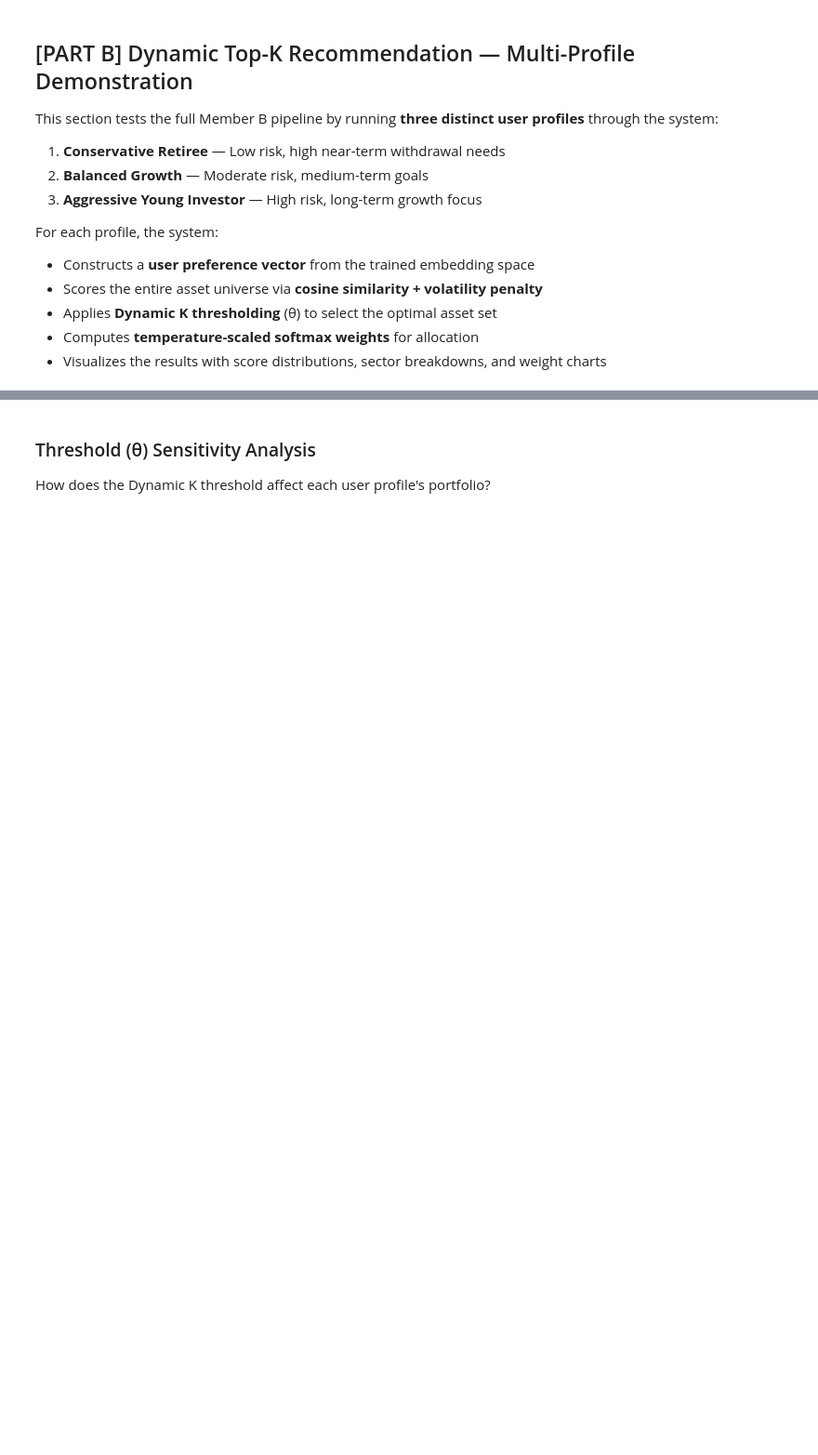
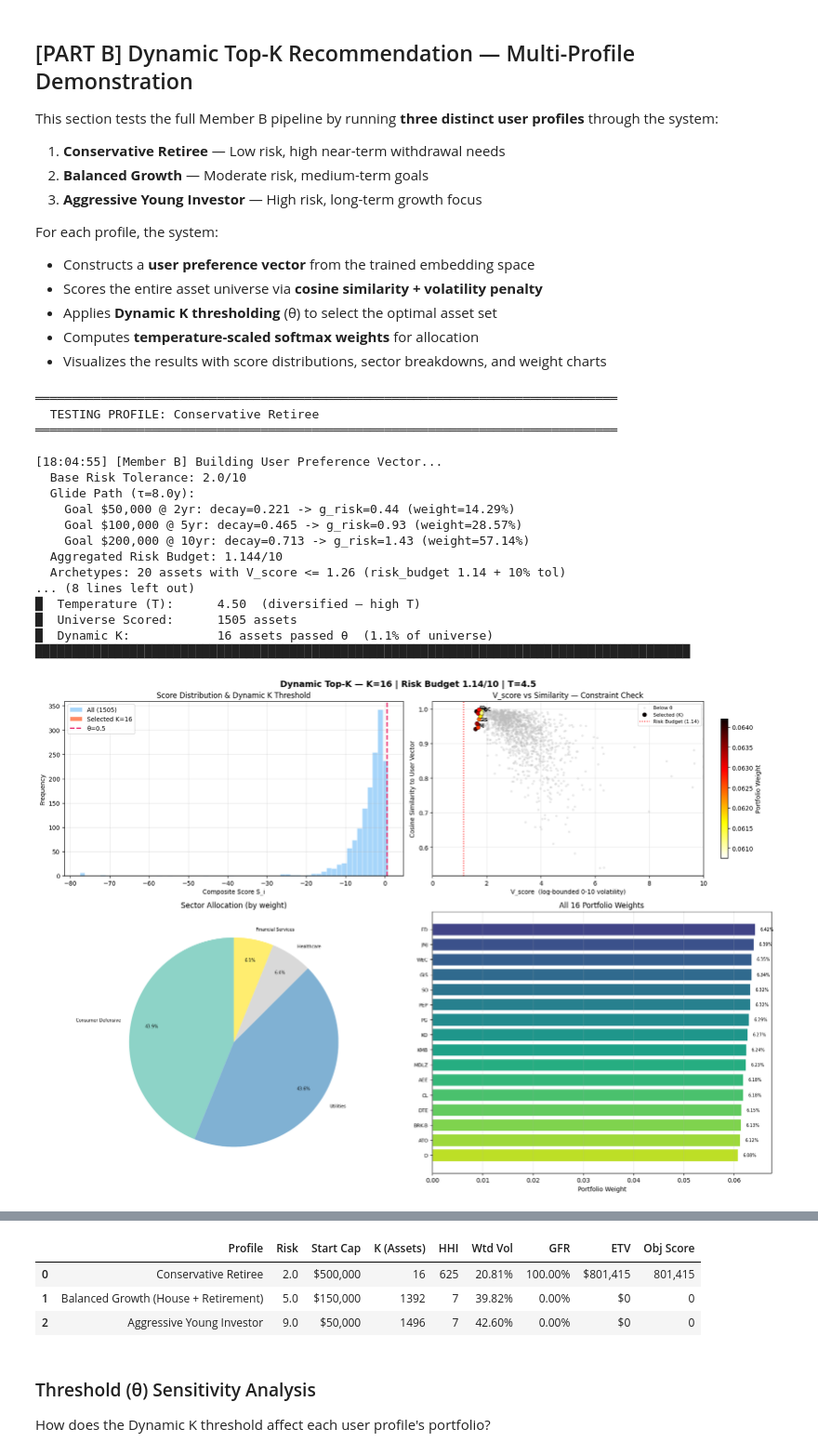
Before and after one commit to samuel1tsao/Financial_Analytics, a Jupyter notebook: research_modeling.ipynb, the cells around one changed output, grey strips where cells are left out. Shown at 93% size. Cells and saved outputs as stored; diff of their text form; code cells hidden in the pictures; blank space fills up the shorter version.

```diff
--- a/research_modeling.ipynb
+++ b/research_modeling.ipynb
@@ -1262,7 +1353,7 @@ PIPELINE_CONFIG = {
     # -----------------------
     # System Execution Limits
     # -----------------------
-    "data_source_mode": "CSV", # Switch to 'MINE_AND_CACHE' to rebuild from Wikipedia
+    "data_source_mode": "MINE_AND_CACHE", # Switch to 'MINE_AND_CACHE' to rebuild from Wikipedia
     "data_start_date": "2000-01-01",
     "scrape_delay": 0.3, # Seconds to legally delay HTTP drops
 
@@ -1287,13 +1378,14 @@ PIPELINE_CONFIG = {
     "ml_horizon_weights": {1: 1.0, 3: 0.8, 5: 0.6, 10: 0.4, 15: 0.2},
     "ml_epochs": 150,
     "ml_batch_size": 64,
-    "ml_learning_rate": 0.01,
+    "ml_learning_rate": 0.001,
 
     # -----------------------
     # Simulation & Thresholds
     # -----------------------
     "sim_glide_path_tau": 8.0,  # Time constant for risk decay
-    "sim_dynamic_k_theta": 0.0, # Default threshold for asset inclusion
+    "sim_v_score_anchor":      0.50, # Raw vol mapped to score 10 (e.g. 50% vol)
+    "sim_dynamic_k_theta": 0.5,  # Threshold: lower theta = larger K
     "ml_time_decay_half_life": 10,  # Exponential decay half-life in years (null to disable)
 }
 
@@ -1360,8 +1454,8 @@ TEST_PROFILES = [
     },
 ]
 
-THETA_TEST = PIPELINE_CONFIG.get('sim_dynamic_k_theta', 0.0)  # Configurable threshold
-PHI_WEIGHTS = (1.0, 0.5)  # (similarity_weight, volatility_penalty_weight)
+theta = PIPELINE_CONFIG.get('sim_dynamic_k_theta', 0.5),  # Configurable
+phi_weights = (1.0, 1.0)  # (similarity_weight, vol_penalty_weight)
 
 all_profile_results = []
 
@@ -1378,35 +1472,54 @@ for profile in TEST_PROFILES:
         dataset=DATA_CACHE,
         user_profile=profile,
         user_dynamic_vector=user_vec,
-        theta=THETA_TEST,
-        phi_weights=PHI_WEIGHTS
+        theta = PIPELINE_CONFIG.get('sim_dynamic_k_theta', 0.5),  # Configurable
+        phi_weights = (1.0, 1.0)  # (similarity_weight, vol_penalty_weight)
     )
 
     # Step 3: Display comprehensive results
     stats = display_dynamic_top_k(DATA_CACHE, recs, profile, user_vec)
 
     # Step 4: Run simulation evaluation (Member C)
     sim_metrics = evaluate_portfolio_member_c(DATA_CACHE, recs, profile)
 
     print(f"  \u2500\u2500\u2500 SIMULATION RESULTS \u2500\u2500\u2500")
     print(f"  Goal Fulfillment Rate (GFR): {sim_metrics['GFR']:.2%}")
     print(f"  Expected Terminal Value:     ${sim_metrics['ETV']:,.0f}")
     print(f"  Objective Score:             {sim_metrics['Objective_Function_Score']:,.0f}")
     print(f"  Total Simulations Run:       {sim_metrics['Total_Simulations']}")
 
     all_profile_results.append({
         "Profile": profile["profile_name"],
         "Risk": profile["risk_tolerance"],
         "Start Cap": f"${profile['start_cap']:,.0f}",
         "K (Assets)": stats["k"],
         "HHI": f"{stats['hhi']:.0f}",
         "Wtd Vol": f"{stats['weighted_volatility']:.2%}",
         "GFR": f"{sim_metrics['GFR']:.2%}",
         "ETV": f"${sim_metrics['ETV']:,.0f}",
         "Obj Score": f"{sim_metrics['Objective_Function_Score']:,.0f}"
     })
 
 print("\n\n" + "\u2588" * 80)
 print("\u2588  CROSS-PROFILE COMPARISON SUMMARY")
 print("\u2588" * 80)
 display(pd.DataFrame(all_profile_results))
+# %% [output]
+════════════════════════════════════════════════════════════════════════════════
+  TESTING PROFILE: Conservative Retiree
+════════════════════════════════════════════════════════════════════════════════
+
+[18:04:55] [Member B] Building User Preference Vector...
+  Base Risk Tolerance: 2.0/10
+  Glide Path (τ=8.0y):
+    Goal $50,000 @ 2yr: decay=0.221 -> g_risk=0.44 (weight=14.29%)
+    Goal $100,000 @ 5yr: decay=0.465 -> g_risk=0.93 (weight=28.57%)
+    Goal $200,000 @ 10yr: decay=0.713 -> g_risk=1.43 (weight=57.14%)
+  Aggregated Risk Budget: 1.144/10
+  Archetypes: 20 assets with V_score <= 1.26 (risk_budget 1.14 + 10% tol)
+... (8 lines left out)
+█  Temperature (T):      4.50  (diversified — high T)
+█  Universe Scored:      1505 assets
+█  Dynamic K:            16 assets passed θ  (1.1% of universe)
+██████████████████████████████████████████████████████████████████████████████████████████
+[figure, added]
@@ -1413,3 +1579,7 @@ display(pd.DataFrame(all_profile_results))
+|  | Profile | Risk | Start Cap | K (Assets) | HHI | Wtd Vol | GFR | ETV | Obj Score |
+| 0 | Conservative Retiree | 2.0 | $500,000 | 16 | 625 | 20.81% | 100.00% | $801,415 | 801,415 |
+| 1 | Balanced Growth (House + Retirement) | 5.0 | $150,000 | 1392 | 7 | 39.82% | 0.00% | $0 | 0 |
+| 2 | Aggressive Young Investor | 9.0 | $50,000 | 1496 | 7 | 42.60% | 0.00% | $0 | 0 |
 # %% [markdown]
 ### Threshold (θ) Sensitivity Analysis
 
```
Also changed, not shown: parts of 7 cells of this notebook.
